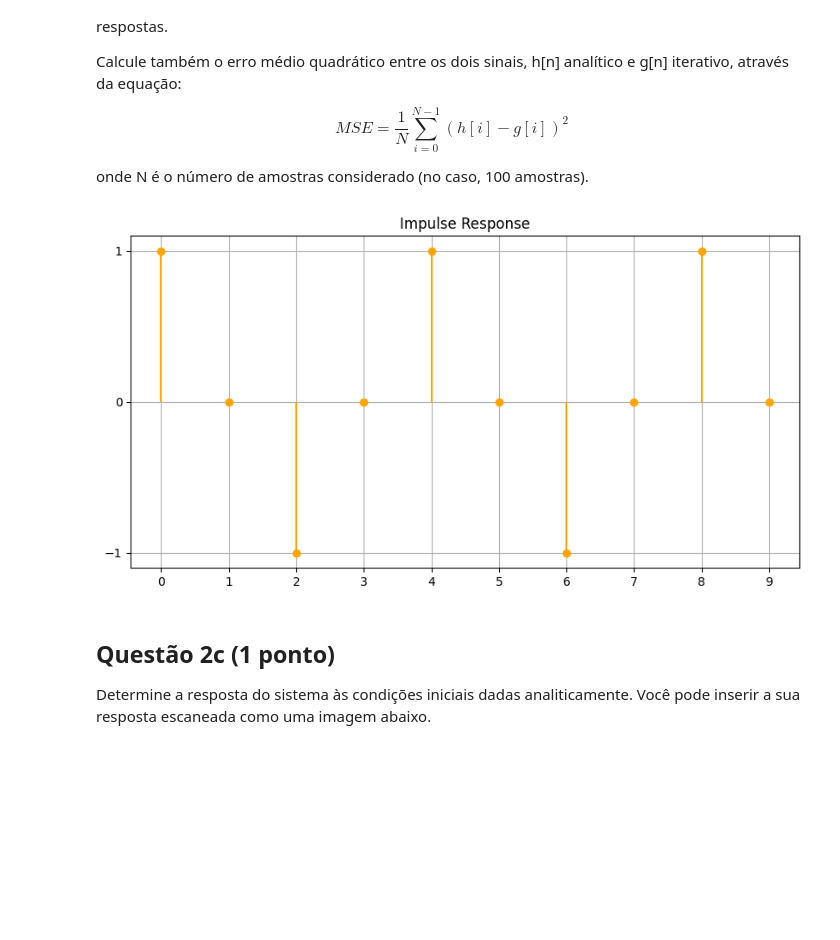
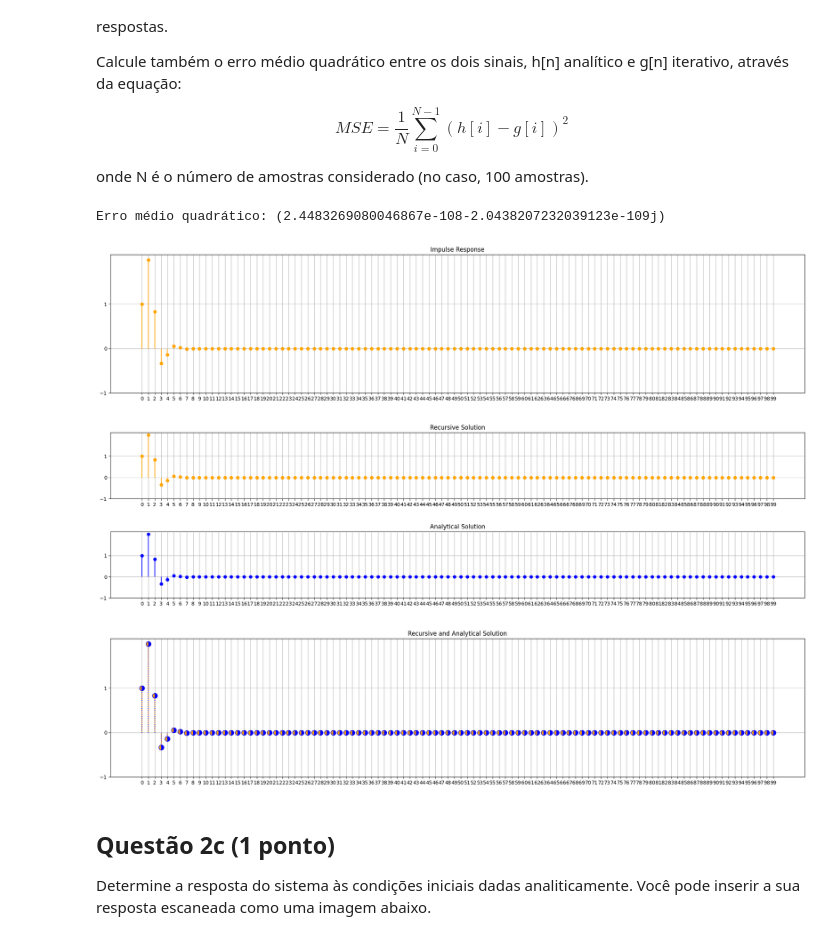
Before and after one commit to GabrielRQueiroz/UnB_SSTD, a Jupyter notebook: project-1/Projeto_1/projeto1.ipynb, the cells around one changed output. Cells and saved outputs as stored; diff of their text form; code cells hidden in the pictures; blank space fills up the shorter version.

Commit message:
⭐ Feat (Projeto 1): Questão 2 - Finalizadas funções de resposta ao impulso

```diff
--- a/project-1/Projeto_1/projeto1.ipynb
+++ b/project-1/Projeto_1/projeto1.ipynb
@@ -23,10 +23,10 @@ $$ x = \left[1, 2, 1, 0, 1, 2, 1, 0, 1, 2, 1, 0, 1, 2, 1, 0, 1, 2, 1, 0 \right]$
 ### Código da questão 1a.
 FACTOR = 2
 
-x = [5, 2, 1, 0, 1, 2, 1, 0, 1, 2, 1, 0, 1, 2, 1, 0, 1, 2, 1, 0]
+x = [1, 2, 1, 0, 1, 2, 1, 0, 1, 2, 1, 0, 1, 2, 1, 0, 1, 2, 1, 0]
 
-def decimator(x):
-   return x[::FACTOR]
+def decimator(x_temp):
+   return x_temp[::FACTOR]
 
 y = decimator(x)
 
@@ -233,20 +252,76 @@ $$ MSE = \frac{1}{N} \sum_{i=0}^{N-1} \left( h\left[i\right] - g\left[i\right] \
 onde N é o número de amostras considerado (no caso, 100 amostras).
 # %%
 ### Código da questão 2b.
-n = np.arange(0, 10)
-y = [equation(i) for i in n]
+
+def erro_medio_quadratico(n):
+    return ((recursive_solution(n) - analytical_solution(n)) ** 2) / n
+
+print(f'Erro médio quadrático: {erro_medio_quadratico(100)}')
+
+n = np.arange(0, 100)
+y = [recursive_solution(i) for i in n]
 
 plt.figure()
 plt.stem(n, y, linefmt='orange', markerfmt='o', basefmt=' ')
 plt.xticks(np.arange(0, len(n), step=1))
 plt.yticks(np.arange(-1, 2, step=1))
 plt.title('Impulse Response')
 plt.grid()
 # make figure wider to see the xticks
-plt.gcf().set_size_inches(10, 5)
+plt.gcf().set_size_inches(25, 5)
 plt.show()
 # %% [output]
+Erro médio quadrático: (2.4483269080046867e-108-2.0438207232039123e-109j)
-[figure, old version]
+[figure, new version]
+# %%
+### ESPAÇO PARA APRESENTAÇÃO DAS 100 PRIMEIRAS AMOSTRAS DA RESPOSTA AO DEGRAU (Questão 2b)
+n = np.arange(0, 100)
+h1 = [recursive_solution(i) for i in n]
+h2 = [analytical_solution(i) for i in n]
+
+plt.figure()
+plt.subplot(2, 1, 1)
+plt.stem(n, h1, linefmt='orange', markerfmt='o', basefmt=' ')
+plt.xticks(np.arange(0, len(n), step=1))
+plt.yticks(np.arange(-1, 2, step=1))
+plt.title('Recursive Solution')
+plt.grid()
+
+plt.subplot(2, 1, 2)
+plt.stem(n, h2, linefmt='blue', markerfmt='o', basefmt=' ')
+plt.xticks(np.arange(0, len(n), step=1))
+plt.yticks(np.arange(-1, 2, step=1))
+plt.title('Analytical Solution')
+plt.grid()
+
+plt.subplots_adjust(hspace=0.5)
+plt.gcf().set_size_inches(25, 6)
+
+plt.show()
+
+
+## overlap graphs on top of each other with each stem plot with 0.2 opacity
+plt.figure()
+
+markerline, stemlines, baseline = plt.stem(n, h1, linefmt='orange', markerfmt='o', basefmt=' ')
+plt.setp(stemlines, 'color', plt.getp(markerline,'color'))
+plt.setp(stemlines, 'linestyle', 'solid')
+plt.setp(markerline, fillstyle="left", markersize=10)
+
+markerline, stemlines, baseline = plt.stem(n, h2, linefmt='blue', markerfmt='o', basefmt=' ')
+plt.setp(stemlines, 'color', plt.getp(markerline,'color'))
+plt.setp(stemlines, 'linestyle', 'dotted')
+plt.setp(markerline, fillstyle="right", markersize=10)
+
+plt.xticks(np.arange(0, len(n), step=1))
+plt.yticks(np.arange(-1, 2, step=1))
+plt.title('Recursive and Analytical Solution')
+plt.grid()
+plt.gcf().set_size_inches(25, 5)
+plt.show()
+# %% [output]
+[figure, added]
+[figure, added]
 # %% [markdown]
 ## Questão 2c (1 ponto)
 
```
Also changed, not shown: parts of 4 cells of this notebook.
